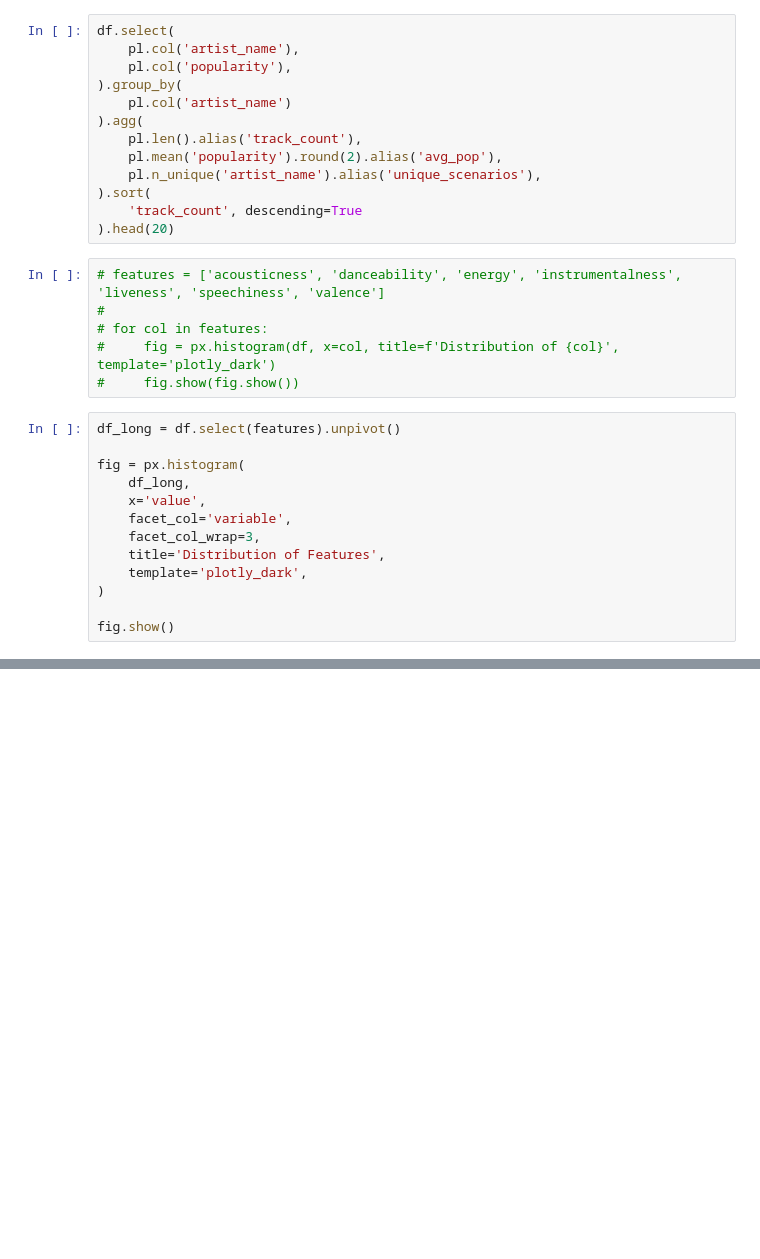
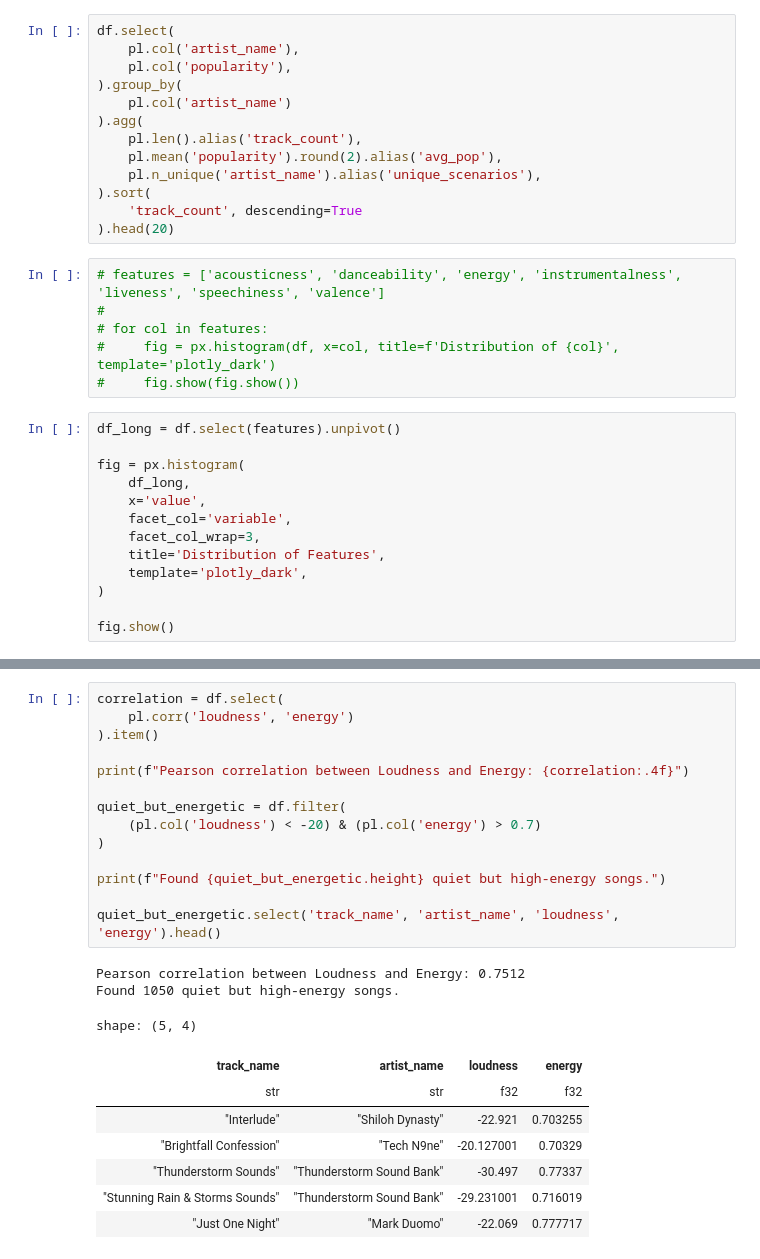
Before and after one commit to ZygimantasB/polars_library, a Jupyter notebook: kaggle/spotify_2026_scenarios.ipynb, the cells around one changed output, grey strips where cells are left out. Cells and saved outputs as stored; diff of their text form; blank space fills up the shorter version.

```diff
--- a/kaggle/spotify_2026_scenarios.ipynb
+++ b/kaggle/spotify_2026_scenarios.ipynb
@@ -173,0 +186,25 @@ fig.show()
+# %%
+correlation = df.select(
+    pl.corr('loudness', 'energy')
+).item()
+
+print(f"Pearson correlation between Loudness and Energy: {correlation:.4f}")
+
+quiet_but_energetic = df.filter(
+    (pl.col('loudness') < -20) & (pl.col('energy') > 0.7)
+)
+
+print(f"Found {quiet_but_energetic.height} quiet but high-energy songs.")
+
+quiet_but_energetic.select('track_name', 'artist_name', 'loudness', 'energy').head()
+# %% [output]
+Pearson correlation between Loudness and Energy: 0.7512
+Found 1050 quiet but high-energy songs.
+shape: (5, 4)
+| track_name | artist_name | loudness | energy |
+| str | str | f32 | f32 |
+| "Interlude" | "Shiloh Dynasty" | -22.921 | 0.703255 |
+| "Brightfall Confession" | "Tech N9ne" | -20.127001 | 0.70329 |
+| "Thunderstorm Sounds" | "Thunderstorm Sound Bank" | -30.497 | 0.77337 |
+| "Stunning Rain & Storms Sounds" | "Thunderstorm Sound Bank" | -29.231001 | 0.716019 |
+| "Just One Night" | "Mark Duomo" | -22.069 | 0.777717 |
```
Also changed, not shown: parts of 2 cells of this notebook.
